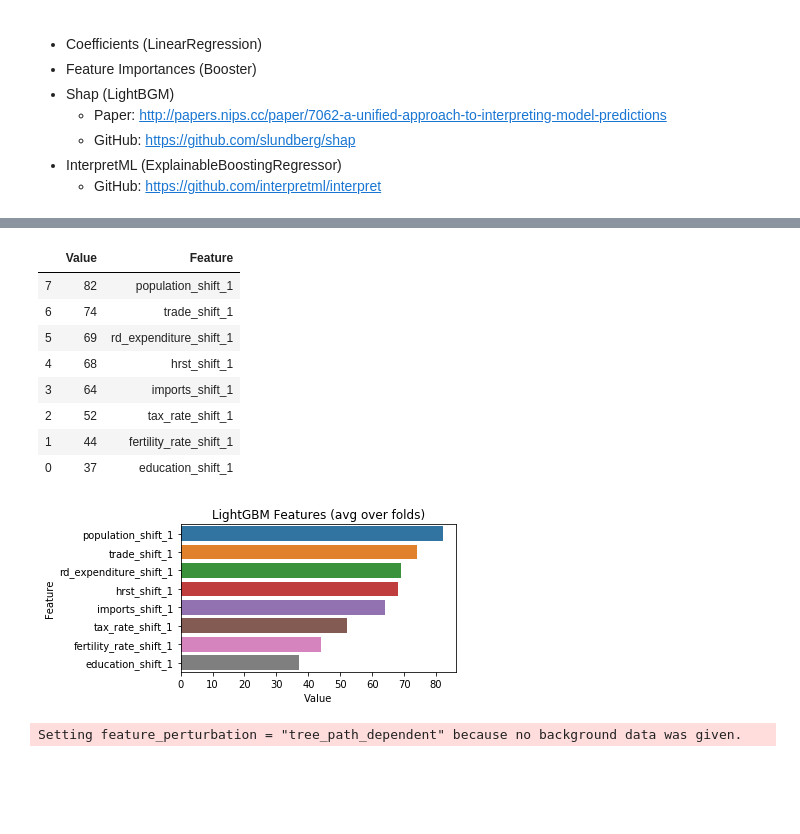
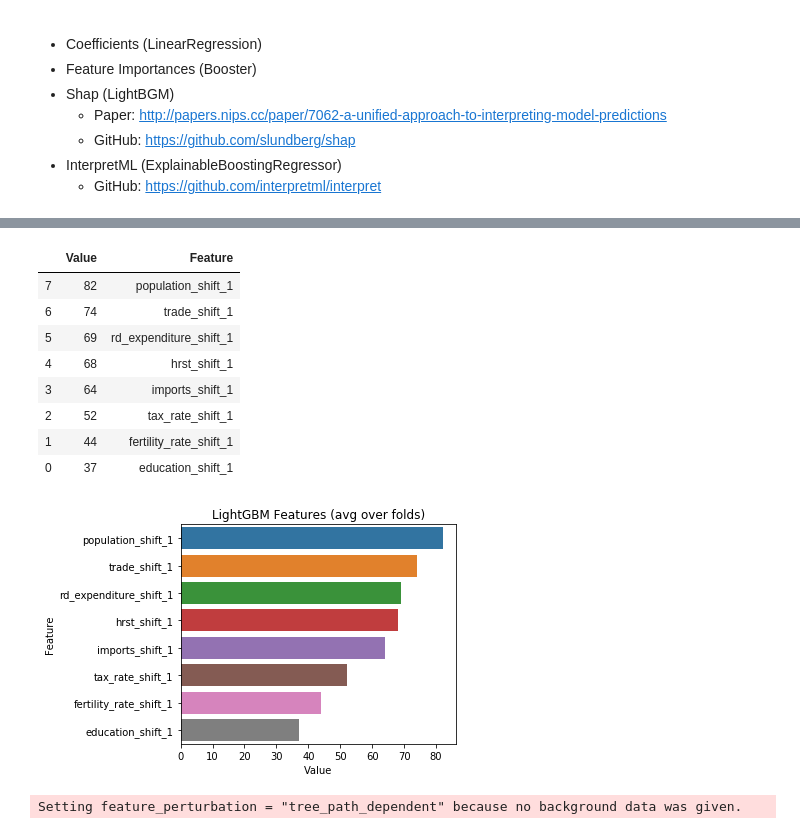
Before and after one commit to ADS-Group-15/eu-productivity-modeling, a Jupyter notebook: notebooks/modeling.ipynb, the cells around one changed output, grey strips where cells are left out. Cells and saved outputs as stored; diff of their text form; code cells hidden in the pictures; blank space fills up the shorter version.

```diff
--- a/notebooks/models.ipynb
+++ b/notebooks/modeling.ipynb
@@ -424,24 +422,23 @@ sns.barplot(data=result, y='feature', x='coef')
 # %%
 feature_importances = pd.DataFrame(sorted(zip(gbm.feature_importances_, shift_1_features)), columns=['Value','Feature'])
 result = feature_importances.sort_values(by="Value", ascending=False)
 display(result)
 
-plt.figure(figsize=(6, 3))
 sns.barplot(x="Value", y="Feature", data=result)
 plt.title('LightGBM Features (avg over folds)')
 plt.tight_layout()
 plt.show()
 # %% [output]
 |  | Value | Feature |
 | 7 | 82 | population_shift_1 |
 | 6 | 74 | trade_shift_1 |
 | 5 | 69 | rd_expenditure_shift_1 |
 | 4 | 68 | hrst_shift_1 |
 | 3 | 64 | imports_shift_1 |
 | 2 | 52 | tax_rate_shift_1 |
 | 1 | 44 | fertility_rate_shift_1 |
 | 0 | 37 | education_shift_1 |
-[figure, old version]
+[figure, new version]
 # %%
 explainer = shap.TreeExplainer(tuned_gbm)
 shap_values = explainer.shap_values(x_test)
```
Also changed, not shown: parts of 13 cells of this notebook, 4 other files.
